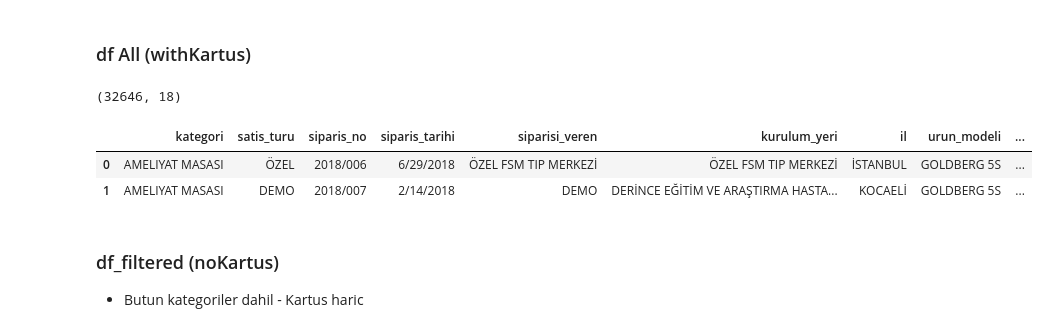
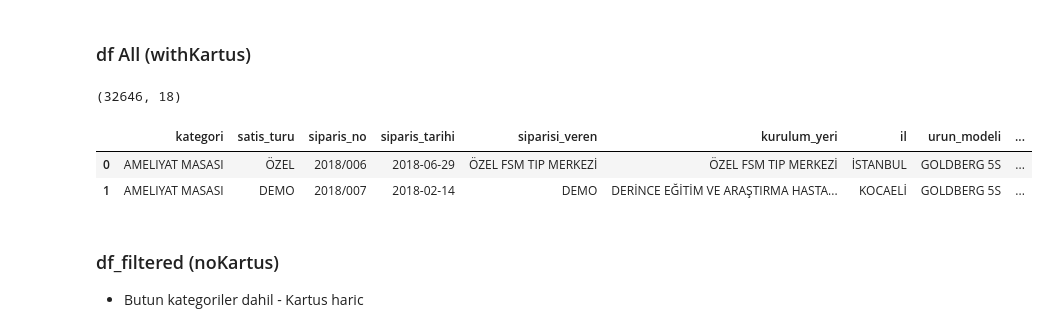
Before and after one commit to Duygu-Jones/LLM_Playground, a Jupyter notebook: 01_EDA/KATEGORILER/01_Otoklav_Oksijen/Duygu/Duygu_OTOKLAV_O2_eda-notebook.ipynb, the cells around one changed output. Saved outputs shown, nothing was run; the diff lists cells and outputs as text; code cells hidden in the pictures.

```diff
--- a/01_EDA/KATEGORILER/01_Otoklav_Oksijen/Duygu/Duygu_OTOKLAV_O2_eda-notebook.ipynb
+++ b/01_EDA/KATEGORILER/01_Otoklav_Oksijen/Duygu/Duygu_OTOKLAV_O2_eda-notebook.ipynb
@@ -77,16 +78,16 @@ warnings.filterwarnings("ignore")
 # %%
 # Dataseti kendi klasorune kopyala al ve direk okut
 
-df0 = pd.read_csv('cmerged_satis_uretim_data_27_Ekim.csv')
+df0 = pd.read_csv('all_data_merged_satis_uretim_1Kasim.csv')
 df_all = df0.copy()
 
 print(df_all.shape)
 df_all.head(2)
 # %% [output]
 (32646, 18)
 |  | kategori | satis_turu | siparis_no | siparis_tarihi | siparisi_veren | kurulum_yeri | il | urun_modeli | ... |
-| 0 | AMELIYAT MASASI | ÖZEL | 2018/006 | 6/29/2018 | ÖZEL FSM TIP MERKEZİ | ÖZEL FSM TIP MERKEZİ | İSTANBUL | GOLDBERG 5S | ... |
-| 1 | AMELIYAT MASASI | DEMO | 2018/007 | 2/14/2018 | DEMO | DERİNCE EĞİTİM VE ARAŞTIRMA HASTA... | KOCAELİ | GOLDBERG 5S | ... |
+| 0 | AMELIYAT MASASI | ÖZEL | 2018/006 | 2018-06-29 | ÖZEL FSM TIP MERKEZİ | ÖZEL FSM TIP MERKEZİ | İSTANBUL | GOLDBERG 5S | ... |
+| 1 | AMELIYAT MASASI | DEMO | 2018/007 | 2018-02-14 | DEMO | DERİNCE EĞİTİM VE ARAŞTIRMA HASTA... | KOCAELİ | GOLDBERG 5S | ... |
 # %% [markdown]
 ### df_filtered (noKartus)
 
```
Also changed, not shown: parts of 111 cells of this notebook.
